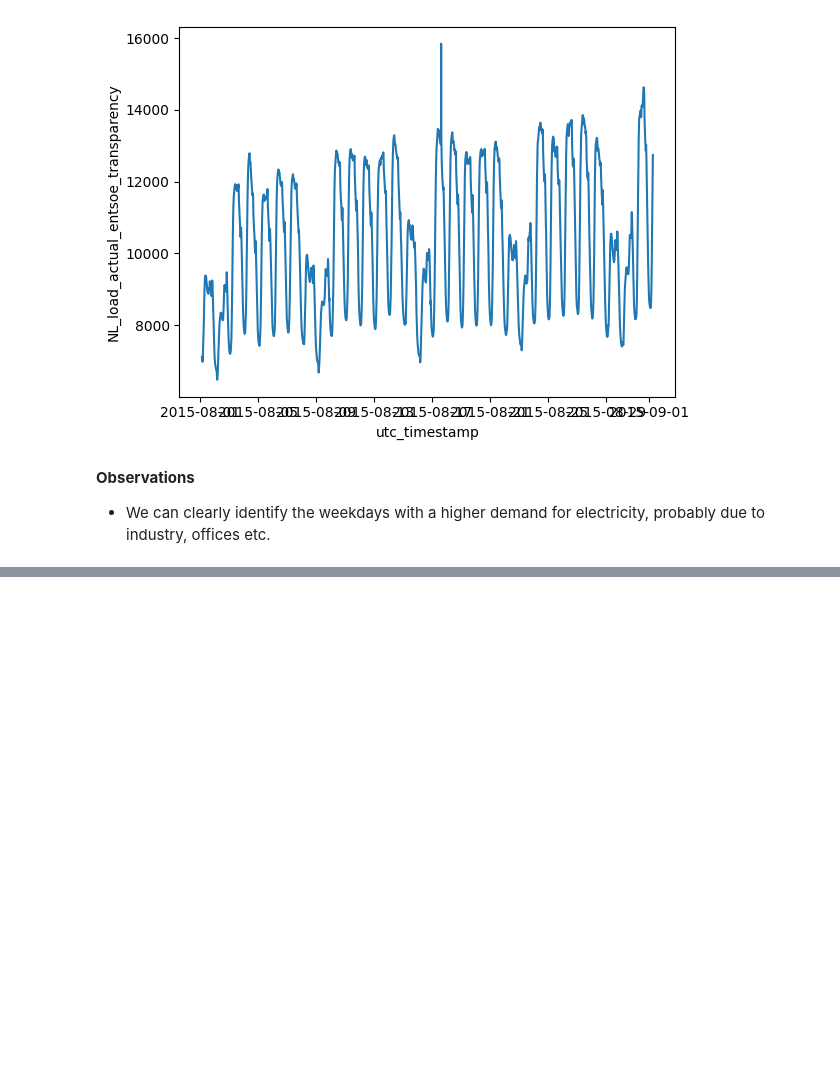
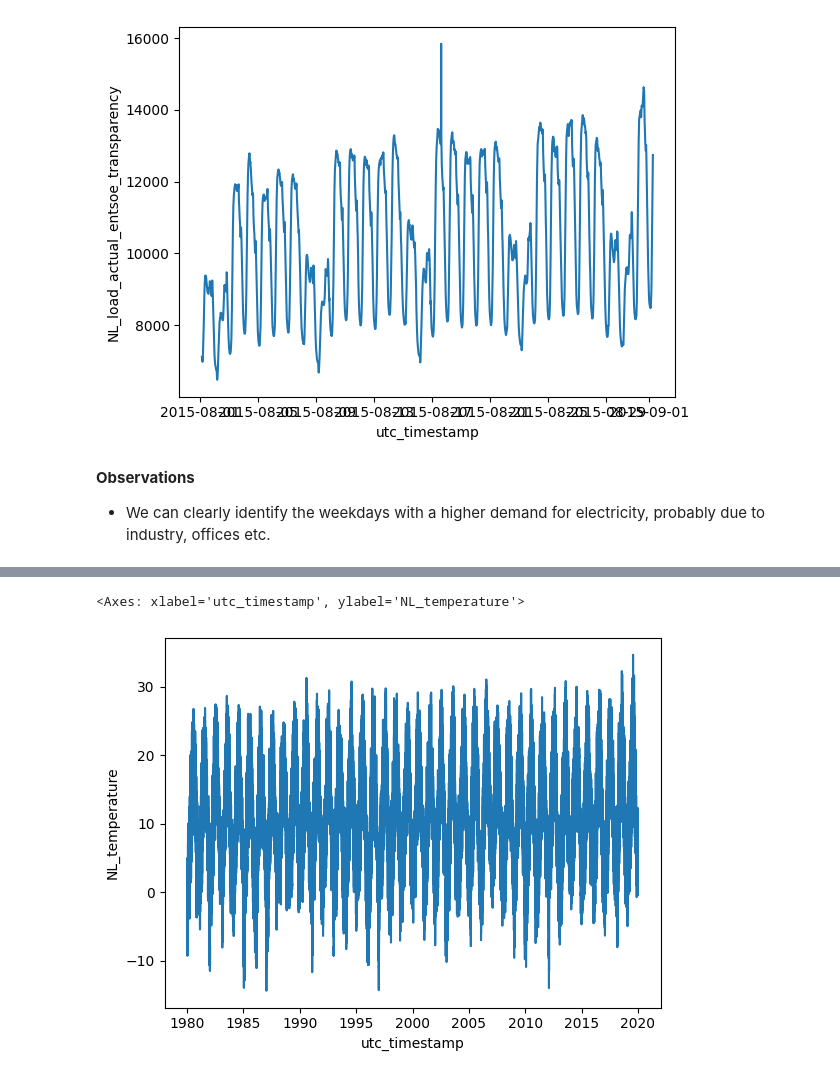
Before and after one commit to moroo123/ElectricityDemandForecasterNL, a Jupyter notebook: notebooks/0_eda.ipynb, the cells around one changed output, grey strips where cells are left out. Cells and saved outputs as stored; diff of their text form; code cells hidden in the pictures; blank space fills up the shorter version.

```diff
--- a/notebooks/0_eda.ipynb
+++ b/notebooks/0_eda.ipynb
@@ -170,0 +235,13 @@ sns.lineplot(data = df_multiweek, x ='utc_timestamp', y= 'NL_load_actual_entsoe_
+# %%
+import pandas as pd
+
+connection = sqlite3.connect('../data/raw/weather_data.sqlite')
+
+table_name = 'weather_data'
+column_names = ['utc_timestamp', 'NL_temperature']
+
+df = pd.read_sql(f"SELECT {', '.join(column_names)} FROM {table_name}", connection)
+
+df.head()
+
+print('Length of dataset is:', len(df))
@@ -170,0 +250,5 @@ sns.lineplot(data = df_multiweek, x ='utc_timestamp', y= 'NL_load_actual_entsoe_
+# %%
+# Convert idnex to utc_timestamp and set it as index
+df['utc_timestamp'] = pd.to_datetime(df['utc_timestamp'], format='%Y-%m-%dT%H:%M:%SZ')
+df.index = df['utc_timestamp']
+df.drop(columns=['utc_timestamp'], inplace=True)
@@ -170,0 +276,5 @@ sns.lineplot(data = df_multiweek, x ='utc_timestamp', y= 'NL_load_actual_entsoe_
+# %%
+sns.lineplot(data=df, x='utc_timestamp', y='NL_temperature')
+# %% [output]
+<Axes: xlabel='utc_timestamp', ylabel='NL_temperature'>
+[figure, added]
```
Also changed, not shown: parts of 10 cells of this notebook, 10 other files.
